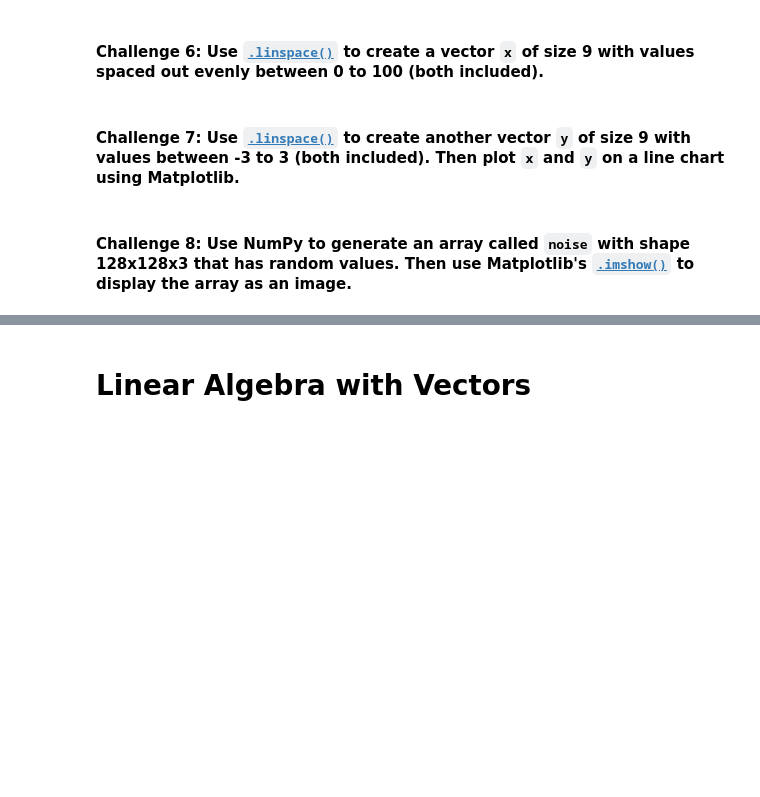
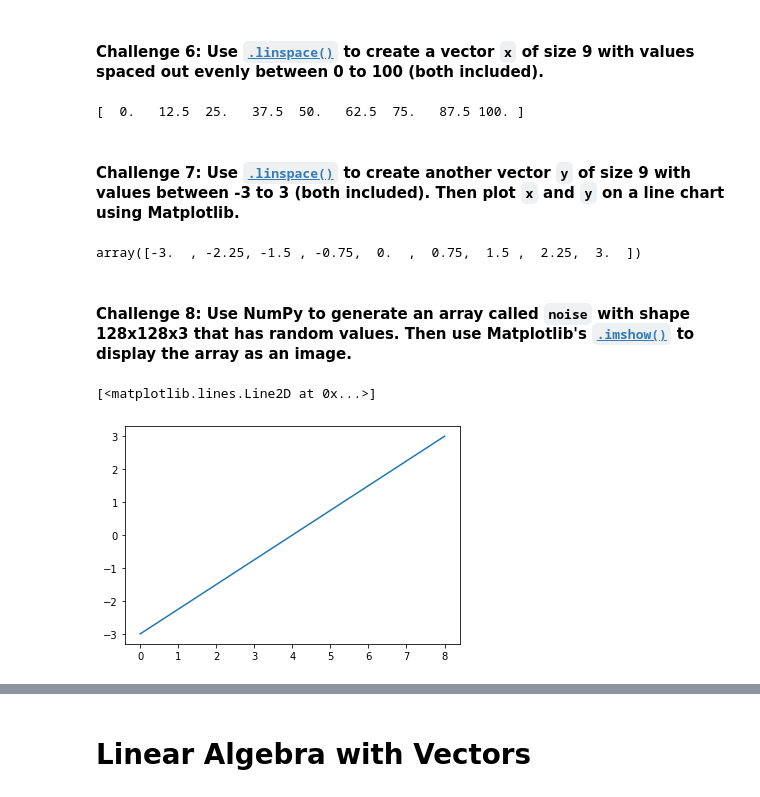
Before and after one commit to womaro/Story, a Jupyter notebook: Computation_with_NumPy_and_N_Dimensional_Arrays_(start).ipynb, the cells around one changed output, grey strips where cells are left out. Saved outputs shown, nothing was run; the diff lists cells and outputs as text; code cells hidden in the pictures; blank space fills up the shorter version.

```diff
--- a/Computation_with_NumPy_and_N_Dimensional_Arrays_(start).ipynb
+++ b/Computation_with_NumPy_and_N_Dimensional_Arrays_(start).ipynb
@@ -198,5 +198,15 @@ print(a4)
   [36.52449529 44.46544598 57.33173794]]]
 # %% [markdown]
 #### **Challenge 6**: Use [`.linspace()`](https://numpy.org/doc/stable/reference/generated/numpy.linspace.html) to create a vector `x` of size 9 with values spaced out evenly between 0 to 100 (both included).
+# %%
+a = np.linspace(0, 100, 9)
+print(a)
+# %% [output]
+[  0.   12.5  25.   37.5  50.   62.5  75.   87.5 100. ]
 # %% [markdown]
 #### **Challenge 7**: Use [`.linspace()`](https://numpy.org/doc/stable/reference/generated/numpy.linspace.html) to create another vector `y` of size 9 with values between -3 to 3 (both included). Then plot `x` and `y` on a line chart using Matplotlib.
+# %%
+y = np.linspace(-3, 3, 9)
+y
+# %% [output]
+array([-3.  , -2.25, -1.5 , -0.75,  0.  ,  0.75,  1.5 ,  2.25,  3.  ])
@@ -203,2 +215,7 @@ print(a4)
 # %% [markdown]
 #### **Challenge 8**: Use NumPy to generate an array called `noise` with shape 128x128x3 that has random values. Then use Matplotlib's [`.imshow()`](https://matplotlib.org/3.1.1/api/_as_gen/matplotlib.pyplot.imshow.html) to display the array as an image.
+# %%
+plt.plot(y)
+# %% [output]
+[<matplotlib.lines.Line2D at 0x...>]
+[figure, added]
```
Also changed, not shown: parts of 2 cells of this notebook.
